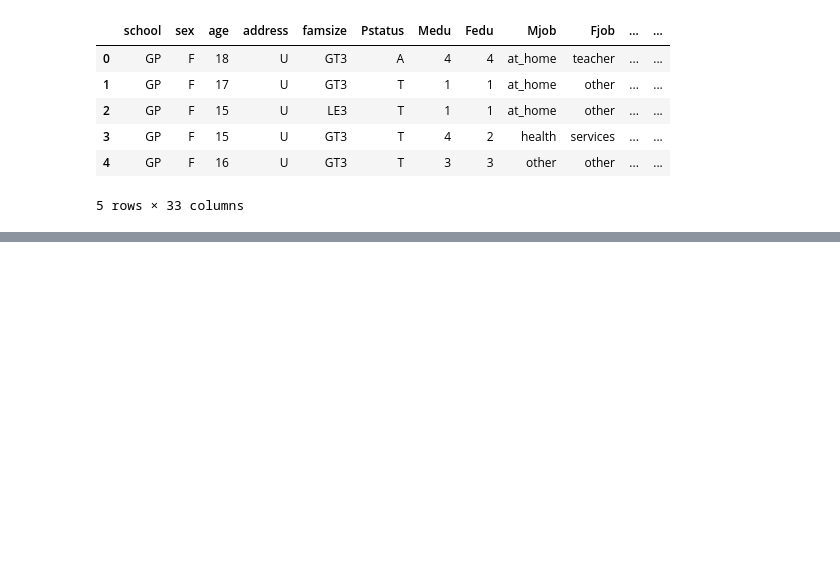
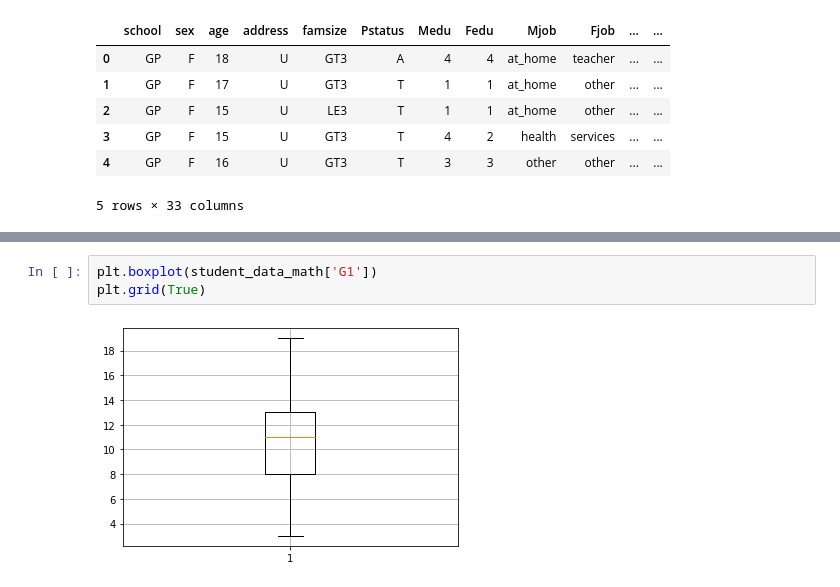
Before and after one commit to ducksfrogs/jup_matome, a Jupyter notebook: book_matsuo_class/notes/Untitled.ipynb, the cells around one changed output, grey strips where cells are left out. Cells and saved outputs as stored; diff of their text form; blank space fills up the shorter version.

```diff
--- a/book_matsuo_class/notes/Untitled.ipynb
+++ b/book_matsuo_class/notes/Untitled.ipynb
@@ -37,0 +138,5 @@ student_data_math.describe()
+# %%
+plt.boxplot(student_data_math['G1'])
+plt.grid(True)
+# %% [output]
+[figure, added]
```
Also changed, not shown: parts of 22 cells of this notebook.
